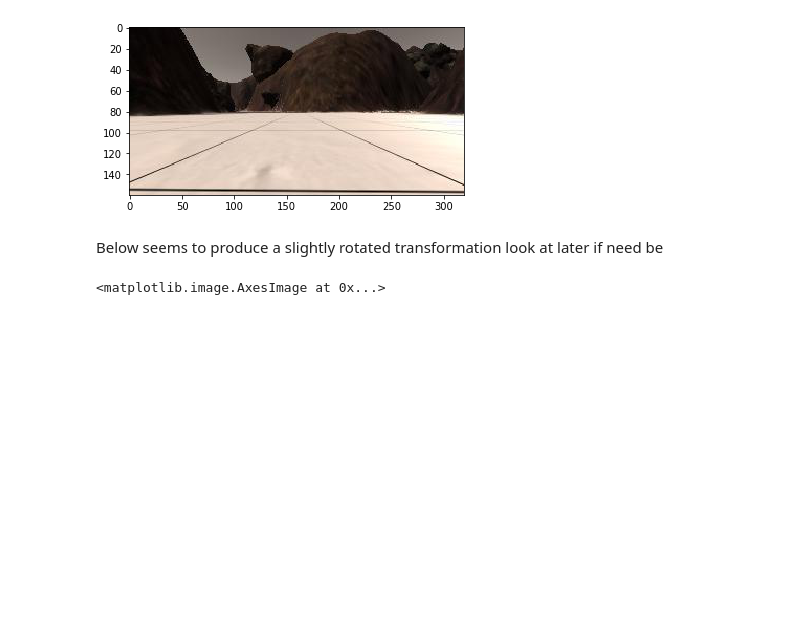
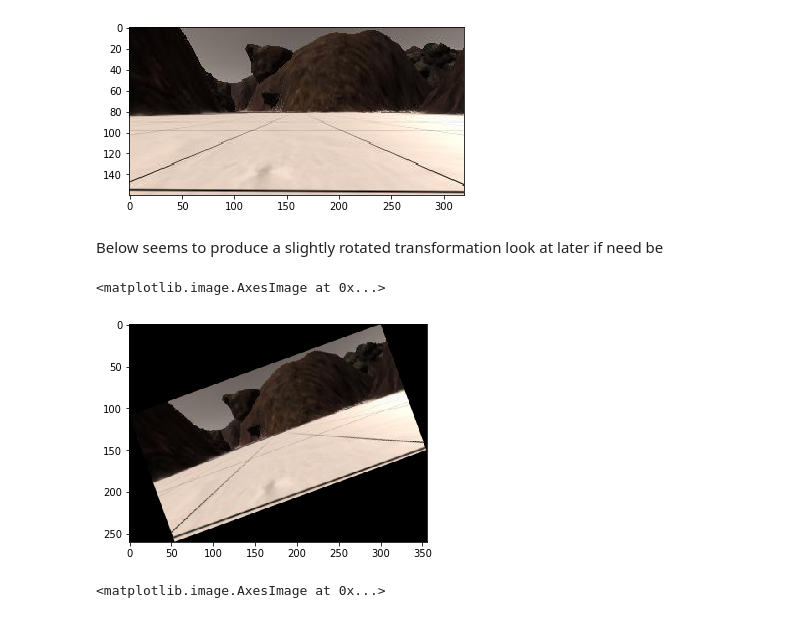
Before and after one commit to d13sl0w/RoboND-Rover-Project, a Jupyter notebook: code/Rover_Scratch_Space.ipynb, the cells around one changed output. Drawn from its saved outputs; the diff is of its cells as text; code cells hidden in the pictures; blank space fills up the shorter version.

```diff
--- a/code/Rover_Scratch_Space.ipynb
+++ b/code/Rover_Scratch_Space.ipynb
@@ -31,5 +27,11 @@ plt.imshow(image)
 [figure]
 # %% [markdown]
 Below seems to produce a slightly rotated transformation look at later if need be
+# %%
+transed = transform.rotate(image, angle=20, resize=True, center=(160, 160), order=1, mode='constant', cval=0, clip=True, preserve_range=False)
+plt.imshow(transed)
+# %% [output]
+<matplotlib.image.AxesImage at 0x...>
+[figure, added]
 # %%
 def hsv_color_select(frame):
```
Also changed, not shown: parts of 10 cells of this notebook.
